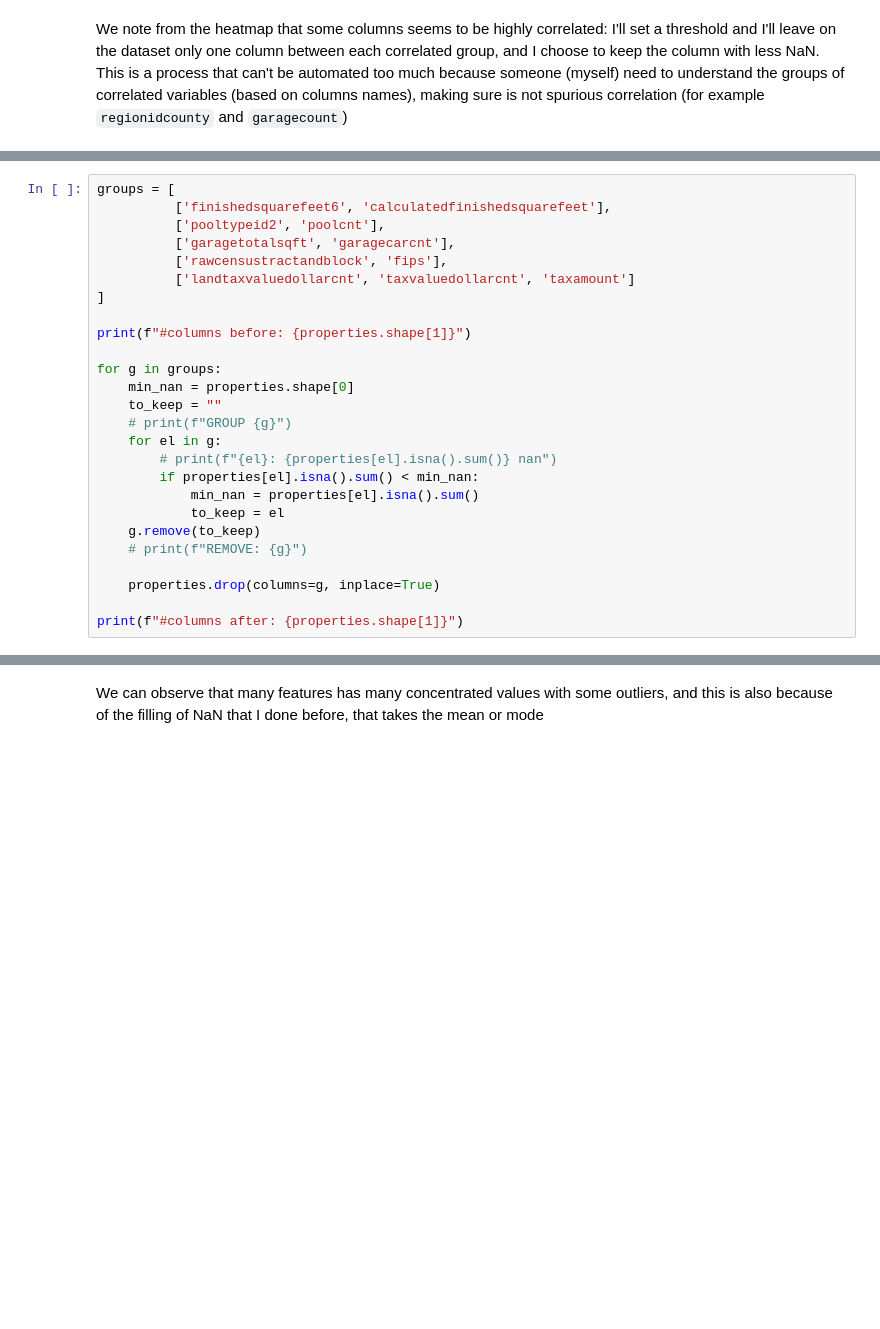
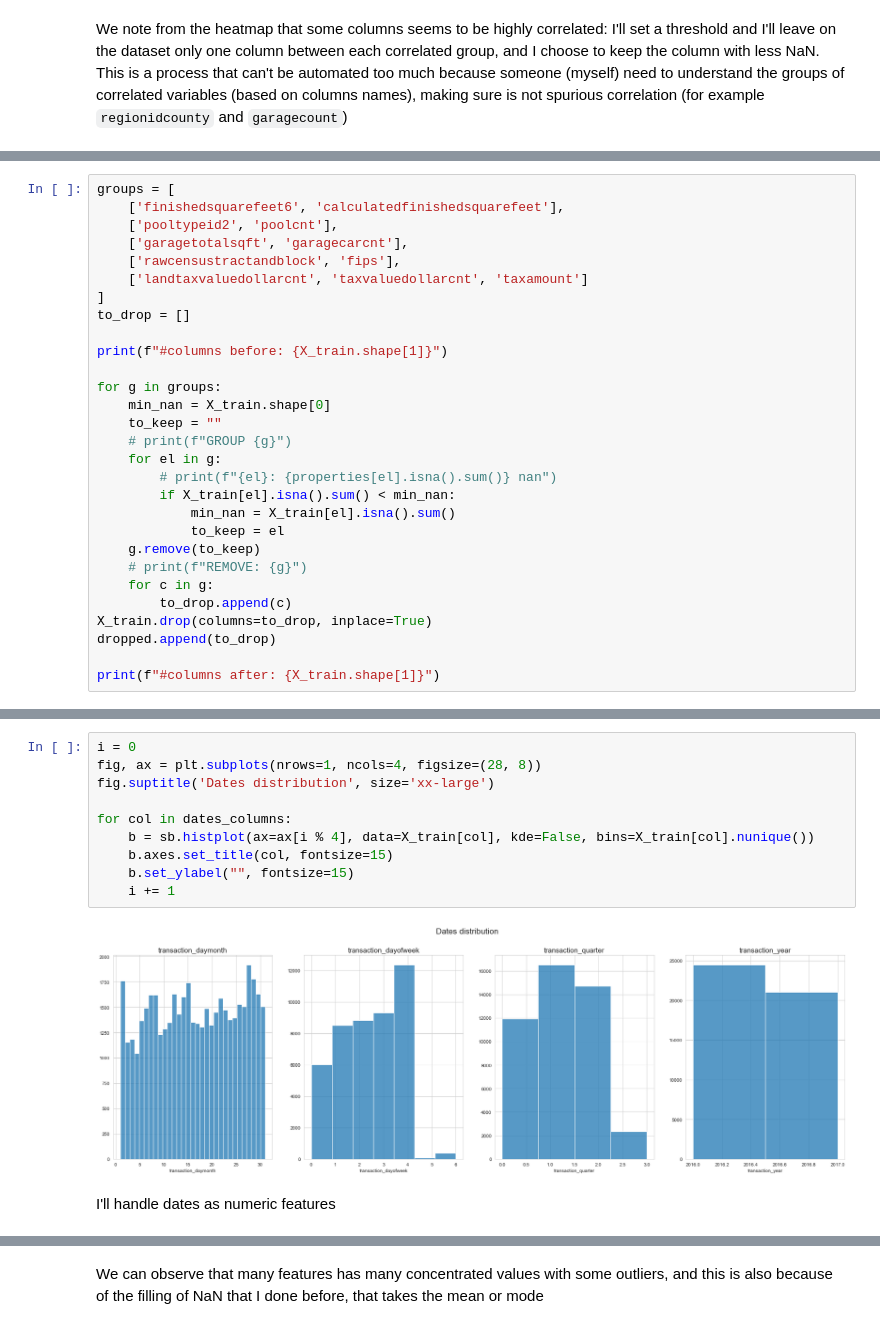
Before and after one commit to mabiondo/DWMProject, a Jupyter notebook: notebooks/DWMProject_ExplorativeDataAnalysis.ipynb, the cells around one changed output, grey strips where cells are left out. Saved outputs shown, nothing was run; the diff lists cells and outputs as text; blank space fills up the shorter version.

```diff
--- a/notebooks/DWMProject_ExplorativeDataAnalysis.ipynb
+++ b/notebooks/DWMProject_ExplorativeDataAnalysis.ipynb
@@ -411,28 +457,31 @@ So the groups can be:
 For each of them, I'll take the one with more non-NaN value and keep only it
 # %%
 groups = [
-          ['finishedsquarefeet6', 'calculatedfinishedsquarefeet'],
-          ['pooltypeid2', 'poolcnt'],
-          ['garagetotalsqft', 'garagecarcnt'],
-          ['rawcensustractandblock', 'fips'],
-          ['landtaxvaluedollarcnt', 'taxvaluedollarcnt', 'taxamount']
+    ['finishedsquarefeet6', 'calculatedfinishedsquarefeet'],
+    ['pooltypeid2', 'poolcnt'],
+    ['garagetotalsqft', 'garagecarcnt'],
+    ['rawcensustractandblock', 'fips'],
+    ['landtaxvaluedollarcnt', 'taxvaluedollarcnt', 'taxamount']
 ]
+to_drop = []
 
-print(f"#columns before: {properties.shape[1]}")
+print(f"#columns before: {X_train.shape[1]}")
 
 for g in groups:
-    min_nan = properties.shape[0]
+    min_nan = X_train.shape[0]
     to_keep = ""
     # print(f"GROUP {g}")
     for el in g:
         # print(f"{el}: {properties[el].isna().sum()} nan")
-        if properties[el].isna().sum() < min_nan:
-            min_nan = properties[el].isna().sum()
+        if X_train[el].isna().sum() < min_nan:
+            min_nan = X_train[el].isna().sum()
             to_keep = el
     g.remove(to_keep)
     # print(f"REMOVE: {g}")
+    for c in g:
+        to_drop.append(c)
+X_train.drop(columns=to_drop, inplace=True)
+dropped.append(to_drop)
 
-    properties.drop(columns=g, inplace=True)
-
-print(f"#columns after: {properties.shape[1]}")
+print(f"#columns after: {X_train.shape[1]}")
 # %% [output]
@@ -441 +500,15 @@ print(f"#columns after: {properties.shape[1]}")
+# %%
+i = 0
+fig, ax = plt.subplots(nrows=1, ncols=4, figsize=(28, 8))
+fig.suptitle('Dates distribution', size='xx-large')
+
+for col in dates_columns:
+    b = sb.histplot(ax=ax[i % 4], data=X_train[col], kde=False, bins=X_train[col].nunique())
+    b.axes.set_title(col, fontsize=15)
+    b.set_ylabel("", fontsize=15)
+    i += 1
+# %% [output]
+[figure, added]
+# %% [markdown]
+I'll handle dates as numeric features
 # %% [markdown]
```
Also changed, not shown: parts of 61 cells of this notebook.
